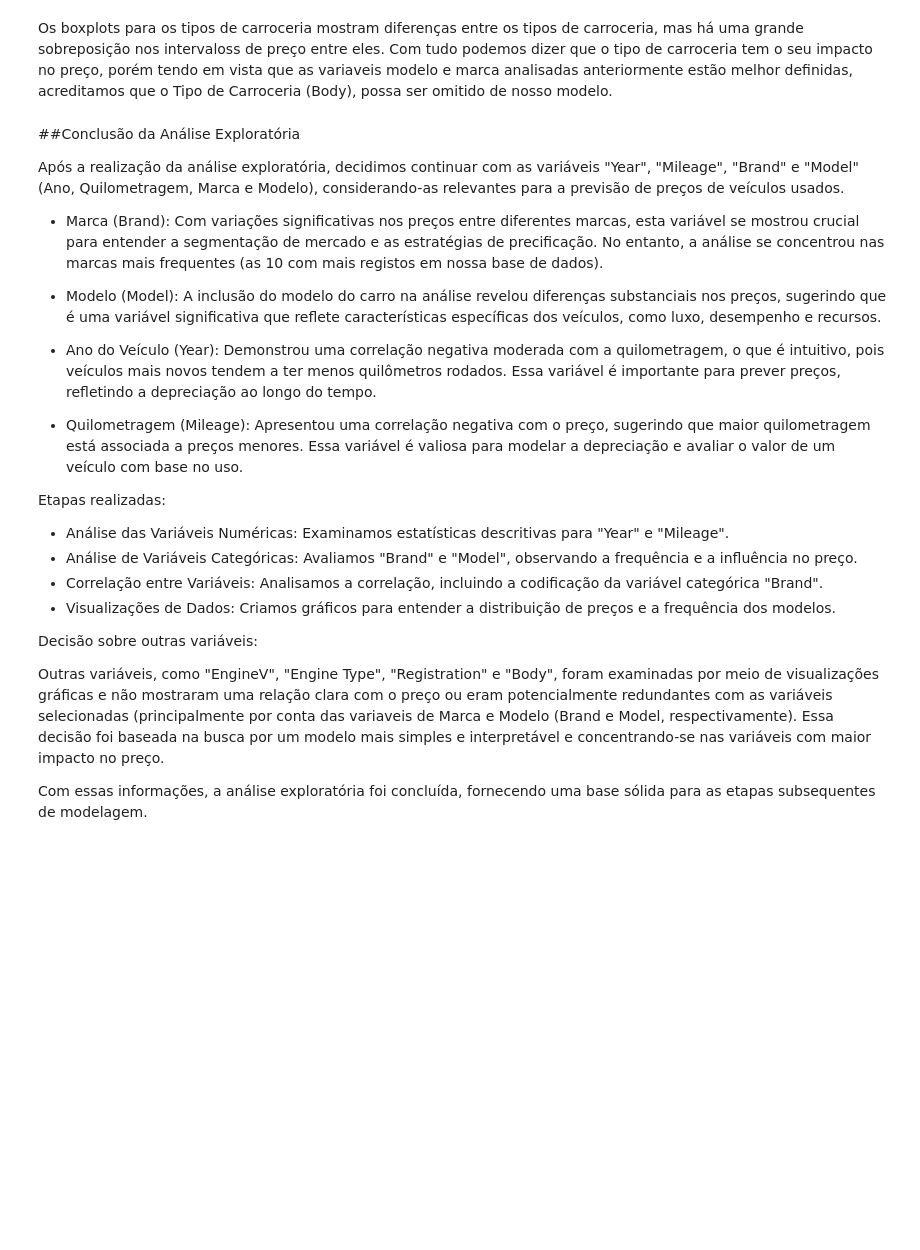
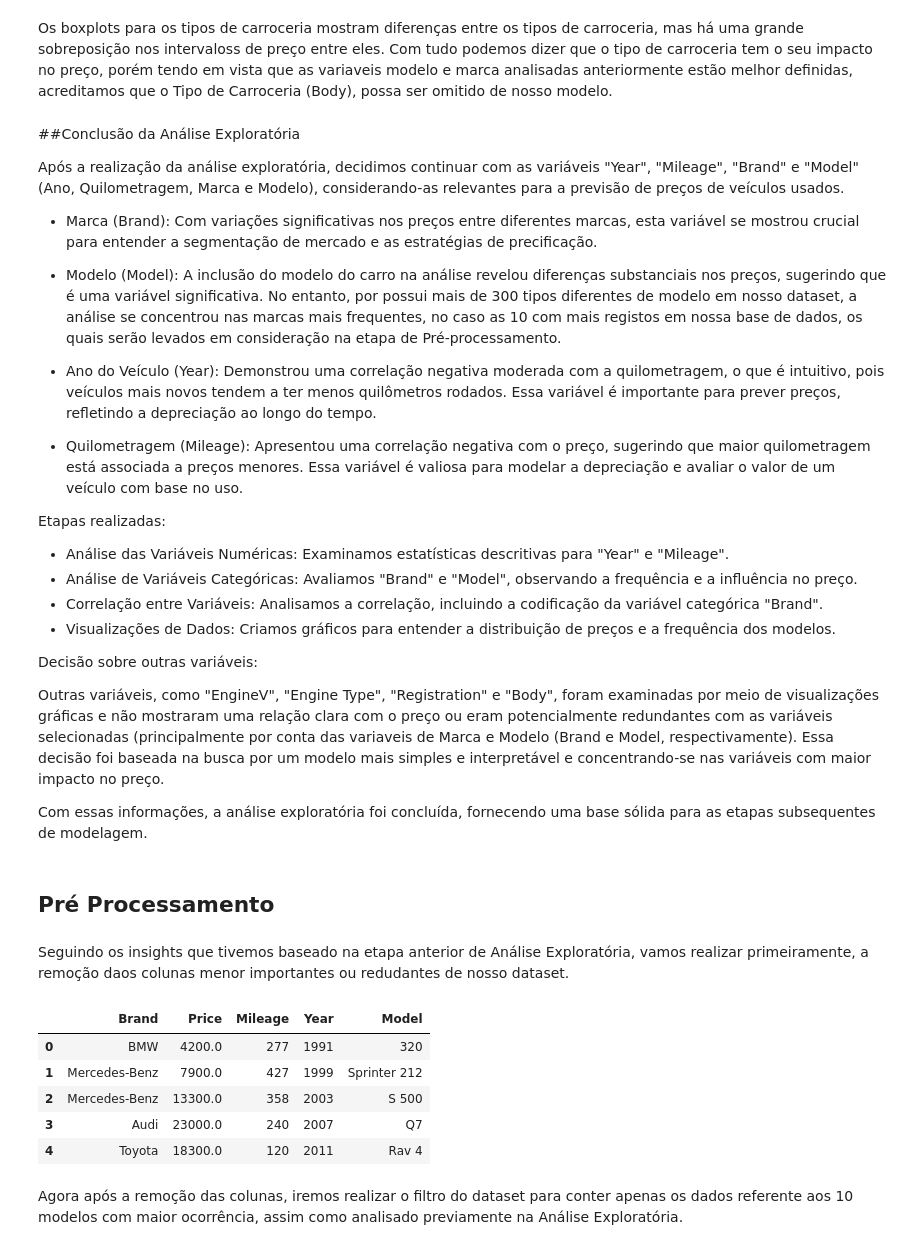
Before and after one commit to danzbz/VehiclePriceAI, a Jupyter notebook: RegressaoLinear.ipynb, the cells around one changed output. Saved outputs shown, nothing was run; the diff lists cells and outputs as text; code cells hidden in the pictures; blank space fills up the shorter version.

```diff
--- a/RegressaoLinear.ipynb
+++ b/RegressaoLinear.ipynb
@@ -412,9 +412,9 @@ Os boxplots para os tipos de carroceria mostram diferenças entre os tipos de ca
 
 Após a realização da análise exploratória, decidimos continuar com as variáveis "Year", "Mileage", "Brand" e "Model" (Ano, Quilometragem, Marca e Modelo), considerando-as relevantes para a previsão de preços de veículos usados.
 
-* Marca (Brand): Com variações significativas nos preços entre diferentes marcas, esta variável se mostrou crucial para entender a segmentação de mercado e as estratégias de precificação. No entanto, a análise se concentrou nas marcas mais frequentes (as 10 com mais registos em nossa base de dados).
+* Marca (Brand): Com variações significativas nos preços entre diferentes marcas, esta variável se mostrou crucial para entender a segmentação de mercado e as estratégias de precificação.
 
-* Modelo (Model): A inclusão do modelo do carro na análise revelou diferenças substanciais nos preços, sugerindo que é uma variável significativa que reflete características específicas dos veículos, como luxo, desempenho e recursos.
+* Modelo (Model): A inclusão do modelo do carro na análise revelou diferenças substanciais nos preços, sugerindo que é uma variável significativa. No entanto, por possui mais de 300 tipos diferentes de modelo em nosso dataset, a análise se concentrou nas marcas mais frequentes, no caso as 10 com mais registos em nossa base de dados, os quais serão levados em consideração na etapa de Pré-processamento.
 
 * Ano do Veículo (Year): Demonstrou uma correlação negativa moderada com a quilometragem, o que é intuitivo, pois veículos mais novos tendem a ter menos quilômetros rodados. Essa variável é importante para prever preços, refletindo a depreciação ao longo do tempo.
 
@@ -435,3 +435,19 @@ Decisão sobre outras variáveis:
 Outras variáveis, como "EngineV", "Engine Type", "Registration" e "Body", foram examinadas por meio de visualizações gráficas e não mostraram uma relação clara com o preço ou eram potencialmente redundantes com as variáveis selecionadas (principalmente por conta das variaveis de Marca e Modelo (Brand e Model, respectivamente). Essa decisão foi baseada na busca por um modelo mais simples e interpretável e concentrando-se nas variáveis com maior impacto no preço.
 
 Com essas informações, a análise exploratória foi concluída, fornecendo uma base sólida para as etapas subsequentes de modelagem.
+# %% [markdown]
+## Pré Processamento
+# %% [markdown]
+Seguindo os insights que tivemos baseado na etapa anterior de Análise Exploratória, vamos realizar primeiramente, a remoção daos colunas menor importantes ou redudantes de nosso dataset.
+# %%
+data_processado = data.drop(columns=['EngineV', 'Engine Type', 'Registration', 'Body'])
+data_processado.head()
+# %% [output]
+|  | Brand | Price | Mileage | Year | Model |
+| 0 | BMW | 4200.0 | 277 | 1991 | 320 |
+| 1 | Mercedes-Benz | 7900.0 | 427 | 1999 | Sprinter 212 |
+| 2 | Mercedes-Benz | 13300.0 | 358 | 2003 | S 500 |
+| 3 | Audi | 23000.0 | 240 | 2007 | Q7 |
+| 4 | Toyota | 18300.0 | 120 | 2011 | Rav 4 |
+# %% [markdown]
+Agora após a remoção das colunas, iremos realizar o filtro do dataset para conter apenas os dados referente aos 10 modelos com maior ocorrência, assim como analisado previamente na Análise Exploratória.
```
Also changed, not shown: parts of 9 cells of this notebook.
